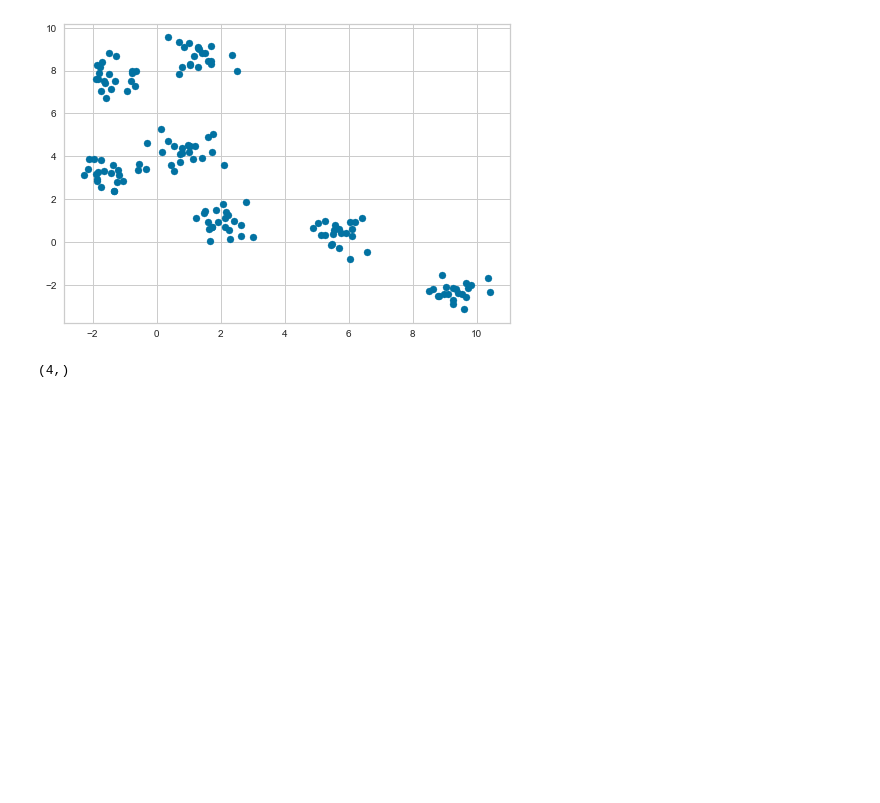
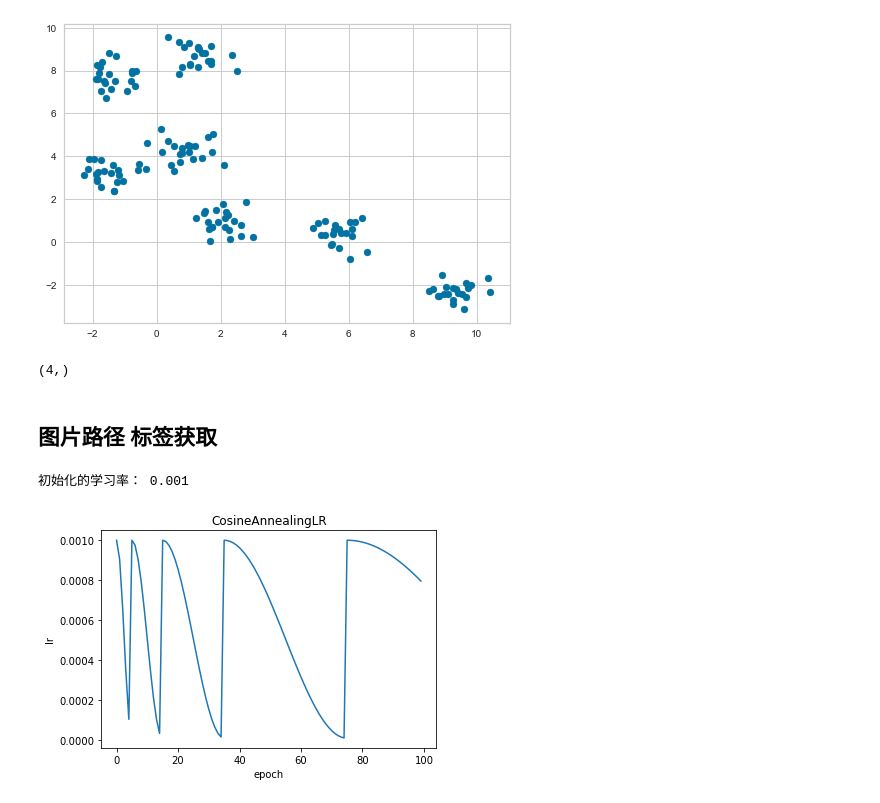
Before and after one commit to XuanLi728/CV_CourseWork3, a Jupyter notebook: src/test.ipynb, the cells around one changed output. Cells and saved outputs as stored; diff of their text form; code cells hidden in the pictures; blank space fills up the shorter version.

```diff
--- a/src/test.ipynb
+++ b/src/test.ipynb
@@ -89,3 +89,5 @@ for patch in sliding_window(img, 1, (8,8)):
 print(np.array(patches)[0].shape)
 # %% [output]
 (4,)
+# %% [markdown]
+## 图片路径 标签获取
@@ -91,0 +144,41 @@ print(np.array(patches)[0].shape)
+# %%
+import torch.optim as optim
+from torch.optim import lr_scheduler
+
+import torch
+import torch.nn as nn
+import itertools
+import matplotlib.pyplot as plt
+
+initial_lr = 1e-3
+epochs = 100
+# 定义一个简单的模型
+class model(nn.Module):
+    def __init__(self):
+        super().__init__()
+        self.conv1 = nn.Conv2d(in_channels=3, out_channels=3, kernel_size=3)
+
+    def forward(self, x):
+        pass
+if __name__ == '__main__':
+    net = model()
+    optimizer = torch.optim.Adam(net.parameters(), lr=initial_lr)
+    scheduler = torch.optim.lr_scheduler.CosineAnnealingWarmRestarts(optimizer,T_0=5, T_mult=2, eta_min=1e-5)
+    print("初始化的学习率：", optimizer.defaults['lr'])
+    lr_list = []  # 保存学习率
+    for epoch in range(epochs):
+        # train
+        optimizer.zero_grad()
+        optimizer.step()
+        # print("第%d个epoch的学习率：%f" % (epoch, optimizer.param_groups[0]['lr']))
+        lr_list.append(optimizer.param_groups[0]['lr'])
+        scheduler.step()
+    # 画出lr的变化
+    plt.plot(list(range(epochs)), lr_list)
+    plt.xlabel("epoch")
+    plt.ylabel("lr")
+    plt.title("CosineAnnealingLR")
+    plt.show()
+# %% [output]
+初始化的学习率： 0.001
+[figure, added]
```
Also changed, not shown: parts of 1 cell of this notebook, 8 other files.
